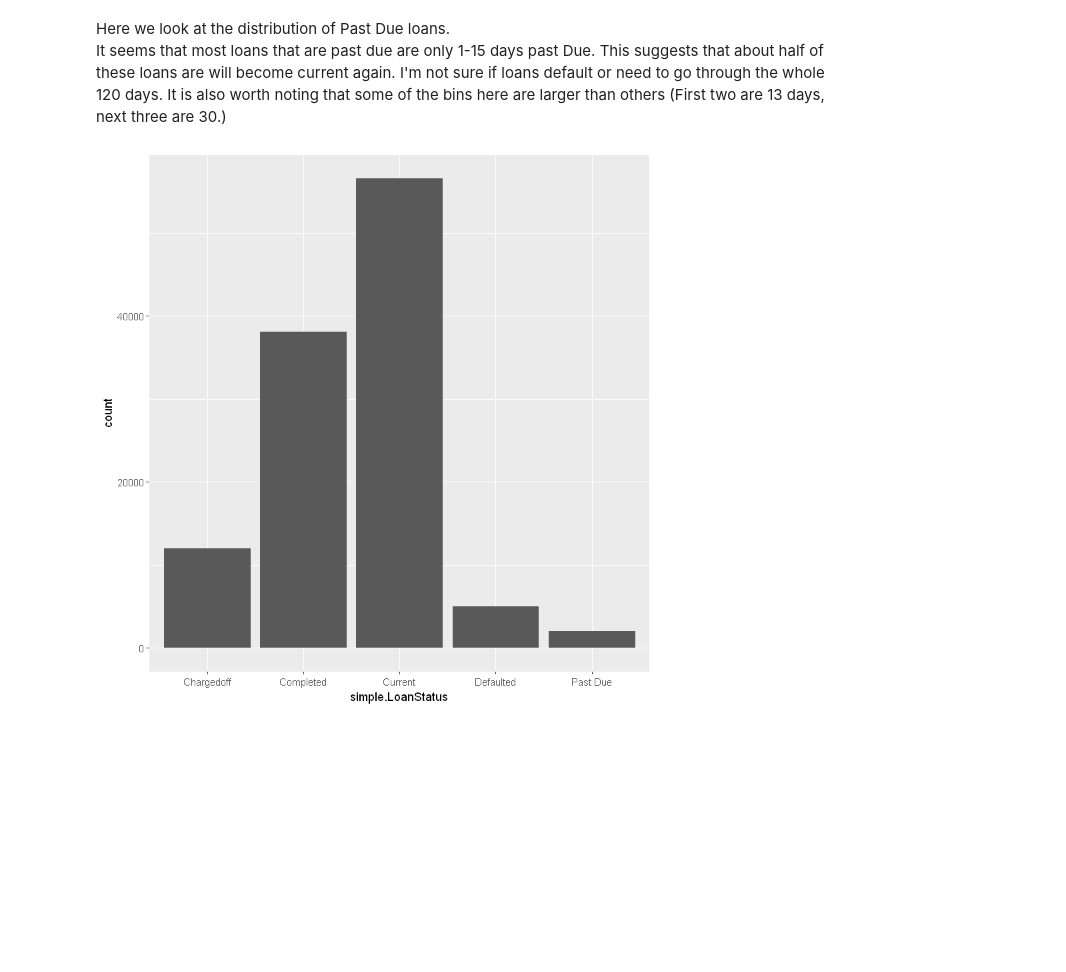
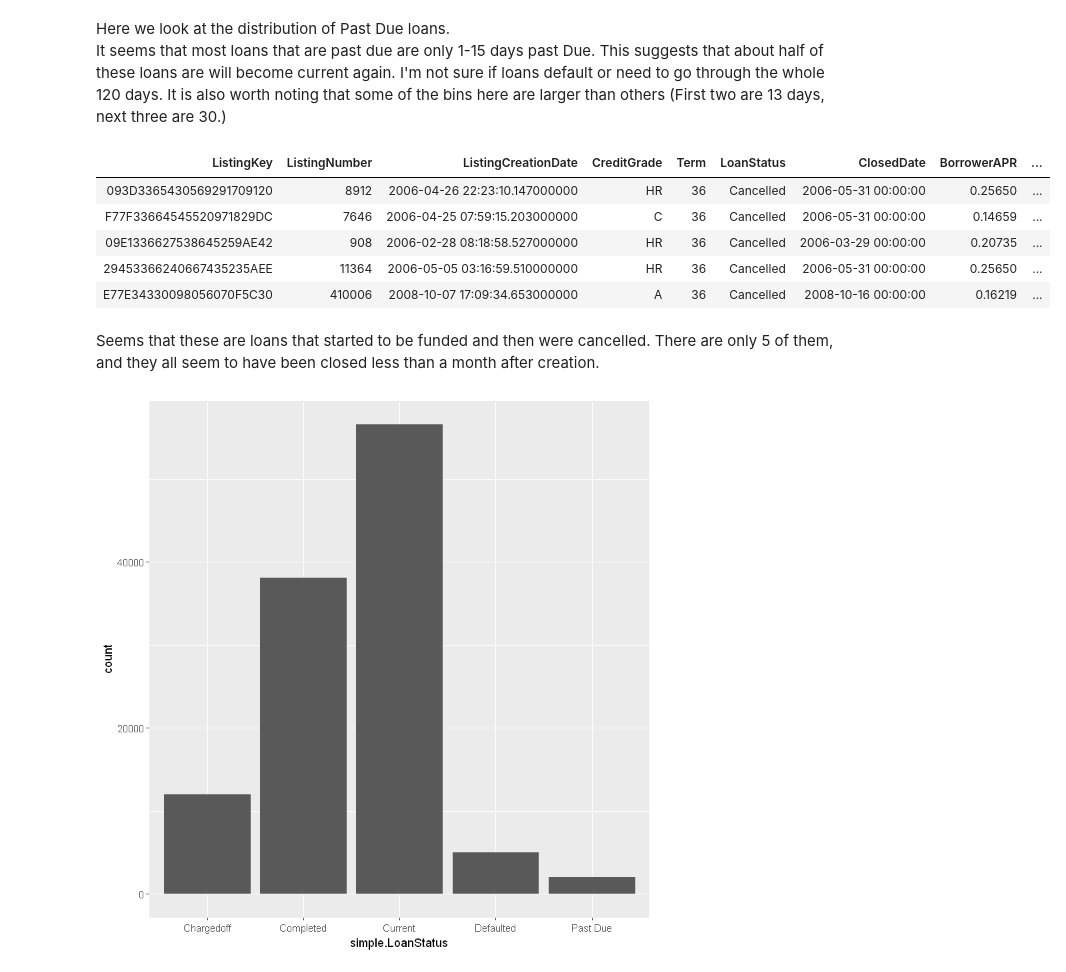
Before and after one commit to timdef/ProsperLoanEDA, a Jupyter notebook: UnivariateExploration.ipynb, the cells around one changed output. Drawn from its saved outputs; the diff is of its cells as text; code cells hidden in the pictures; blank space fills up the shorter version.

Commit message:
Explore Cancelled Loans.

```diff
--- a/UnivariateExploration.ipynb
+++ b/UnivariateExploration.ipynb
@@ -241,6 +241,18 @@ ggplot(past_due_loans, aes(LoanStatus)) + geom_bar() + theme(axis.text.x = eleme
 # %% [markdown]
 Here we look at the distribution of Past Due loans.
 It seems that most loans that are past due are only 1-15 days past Due. This suggests that about half of these loans are will become current again. I'm not sure if loans default or need to go through the whole 120 days. It is also worth noting that some of the bins here are larger than others (First two are 13 days, next three are 30.)
+# %%
+datadf %>%
+filter(LoanStatus == 'Cancelled')
+# %% [output]
+| ListingKey | ListingNumber | ListingCreationDate | CreditGrade | Term | LoanStatus | ClosedDate | BorrowerAPR | ... |
+| 093D3365430569291709120 | 8912 | 2006-04-26 22:23:10.147000000 | HR | 36 | Cancelled | 2006-05-31 00:00:00 | 0.25650 | ... |
+| F77F33664545520971829DC | 7646 | 2006-04-25 07:59:15.203000000 | C | 36 | Cancelled | 2006-05-31 00:00:00 | 0.14659 | ... |
+| 09E1336627538645259AE42 | 908 | 2006-02-28 08:18:58.527000000 | HR | 36 | Cancelled | 2006-03-29 00:00:00 | 0.20735 | ... |
+| 29453366240667435235AEE | 11364 | 2006-05-05 03:16:59.510000000 | HR | 36 | Cancelled | 2006-05-31 00:00:00 | 0.25650 | ... |
+| E77E34330098056070F5C30 | 410006 | 2008-10-07 17:09:34.653000000 | A | 36 | Cancelled | 2008-10-16 00:00:00 | 0.16219 | ... |
+# %% [markdown]
+Seems that these are loans that started to be funded and then were cancelled. There are only 5 of them, and they all seem to have been closed less than a month after creation.
 # %%
 ######Add a new, simplified LoanStatus column called simple.LoanStatus
 datadf %>%
```
Also changed, not shown: parts of 3 cells of this notebook.
